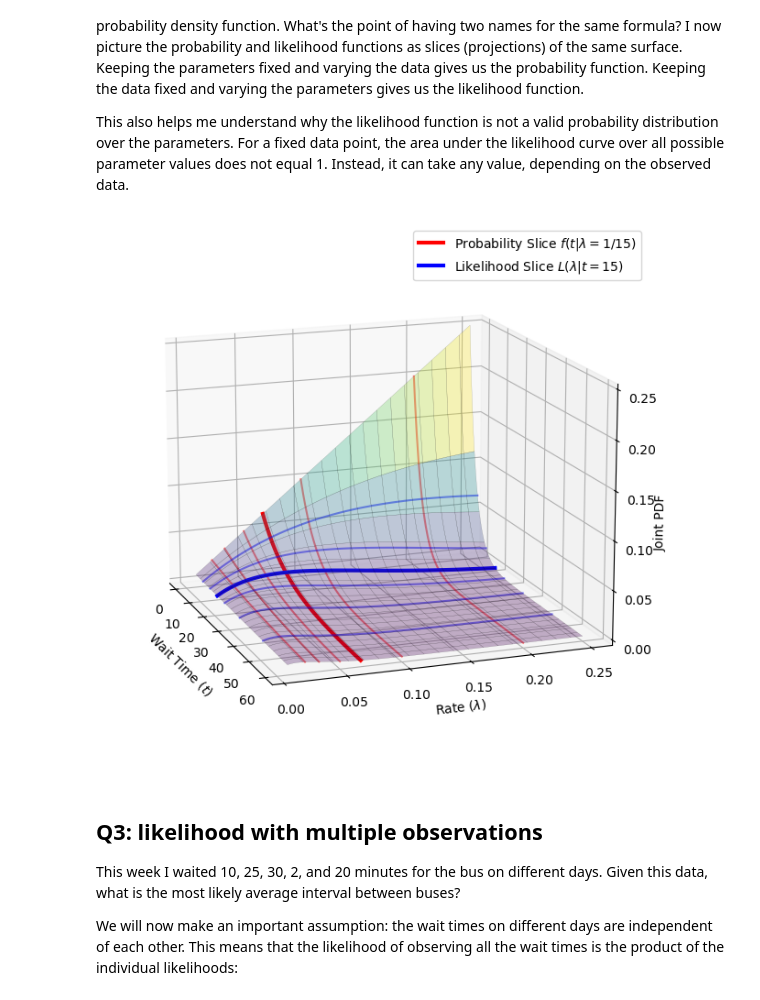
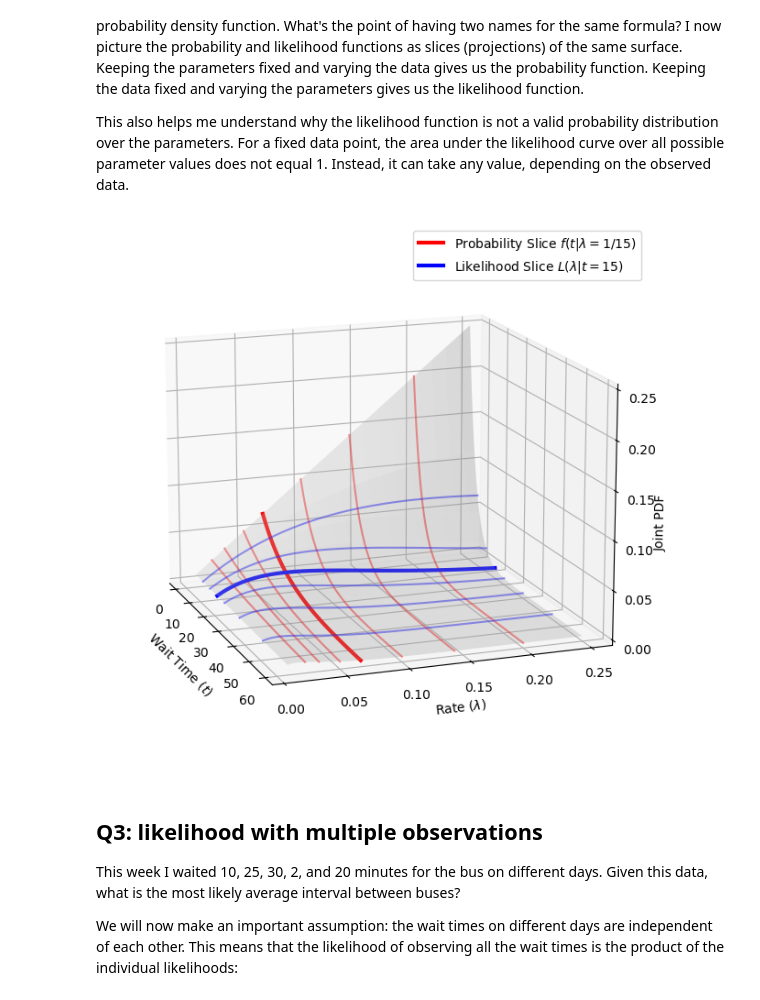
Before and after one commit to yairmau/statistics, a Jupyter notebook: foundations/probability_and_likelihood.ipynb, the cells around one changed output. Saved outputs shown, nothing was run; the diff lists cells and outputs as text; code cells hidden in the pictures.

```diff
--- a/foundations/probability_and_likelihood.ipynb
+++ b/foundations/probability_and_likelihood.ipynb
@@ -330,37 +330,37 @@ Z = joint_pdf(T, L)
 fig = plt.figure(figsize=(8, 6), constrained_layout=True)
 ax = fig.add_subplot(111, projection='3d')
 # fig.subplots_adjust(right=0.80)
-surf = ax.plot_surface(T, L, Z, cmap='viridis', alpha=0.3, edgecolor='black', linewidth=0.2, rcount=20, ccount=20)
+surf = ax.plot_surface(T, L, Z, color='lightgray', alpha=0.3, edgecolor='none', rcount=20, ccount=20)
 
 # Highlight slices
 fixed_lambda = 1/15
 fixed_t = 15
 
 # Probability slice (fixed lambda, varying t)
 t_slice = t
 z_prob = joint_pdf(t_slice, fixed_lambda)
 ax.plot(t_slice, [fixed_lambda]*len(t_slice), z_prob, color='red', lw=3, label=f'Probability Slice $f(t|\lambda=1/15)$')
-for lbd_i in [1/5, 1/10, 1/20, 1/30, 1/45]:
+for lbd_i in [1/5, 1/7, 1/10, 1/20, 1/30, 1/45]:
     zi = joint_pdf(t_slice, lbd_i)
     ax.plot(t_slice, [lbd_i]*len(t_slice), [zi], color='red', alpha=0.5)
 
 # Likelihood slice (fixed t, varying lambda)
 l_slice = lmbda
 z_lik = joint_pdf([fixed_t]*len(l_slice), l_slice)
 ax.plot([fixed_t]*len(l_slice), l_slice, z_lik, color='blue', lw=3, label=f'Likelihood Slice $L(\lambda|t={fixed_t})$')
 for ti in [5, 10, 20, 30, 45]:
     zi = joint_pdf([ti]*len(l_slice), l_slice)
     ax.plot([ti]*len(l_slice), l_slice, [zi], color='blue', alpha=0.5)
 
 
 ax.set_xlabel('Wait Time ($t$)')
 ax.set_ylabel('Rate ($\lambda$)')
 ax.set_zlabel('Joint PDF', labelpad=0)
 ax.legend()
 ax.view_init(elev=15, azim=-20)
 # fig.tight_layout()
 # %% [output]
-[figure, old version]
+[figure, new version]
 # %% [markdown]
 ## Q3: likelihood with multiple observations
 
```
Also changed, not shown: 5 other files.
